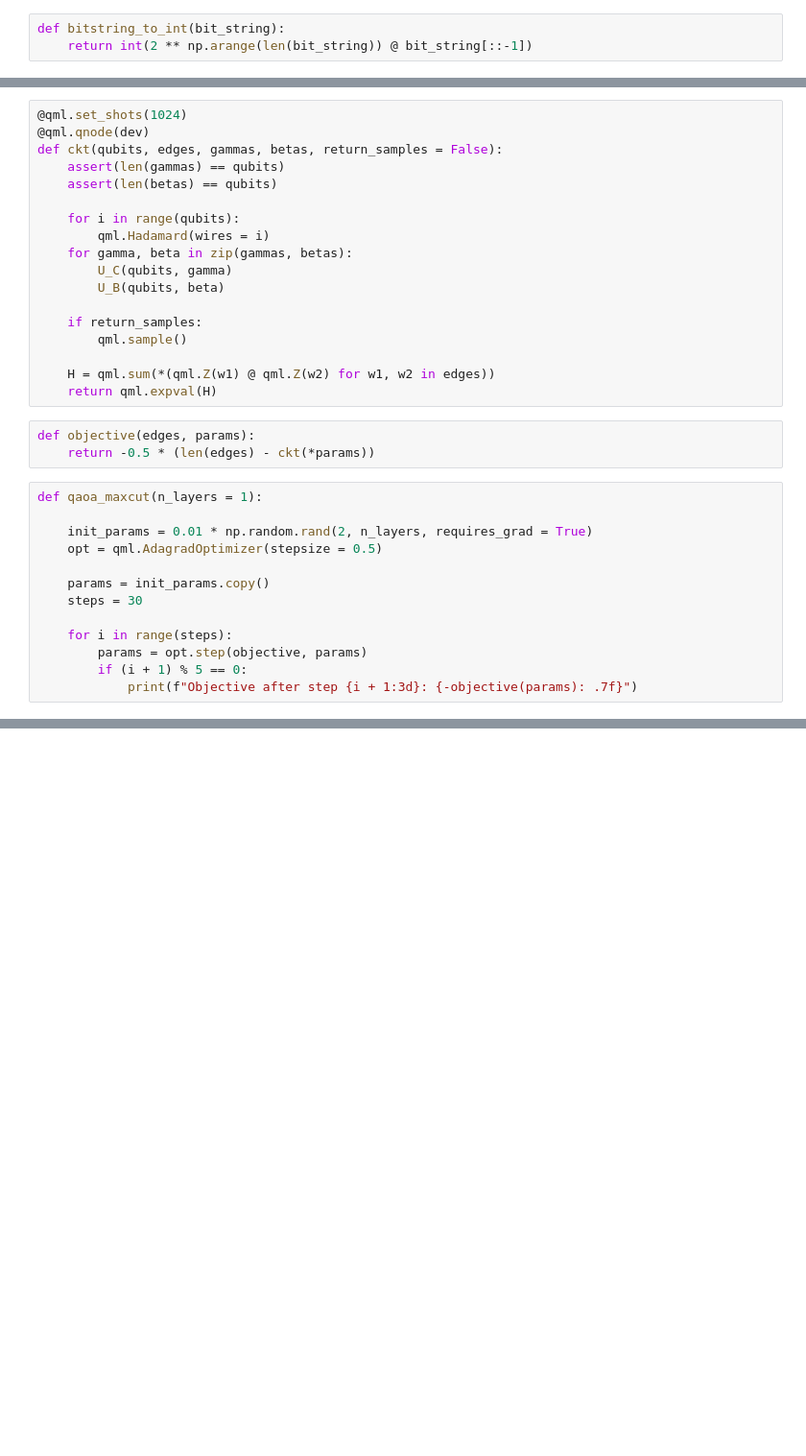
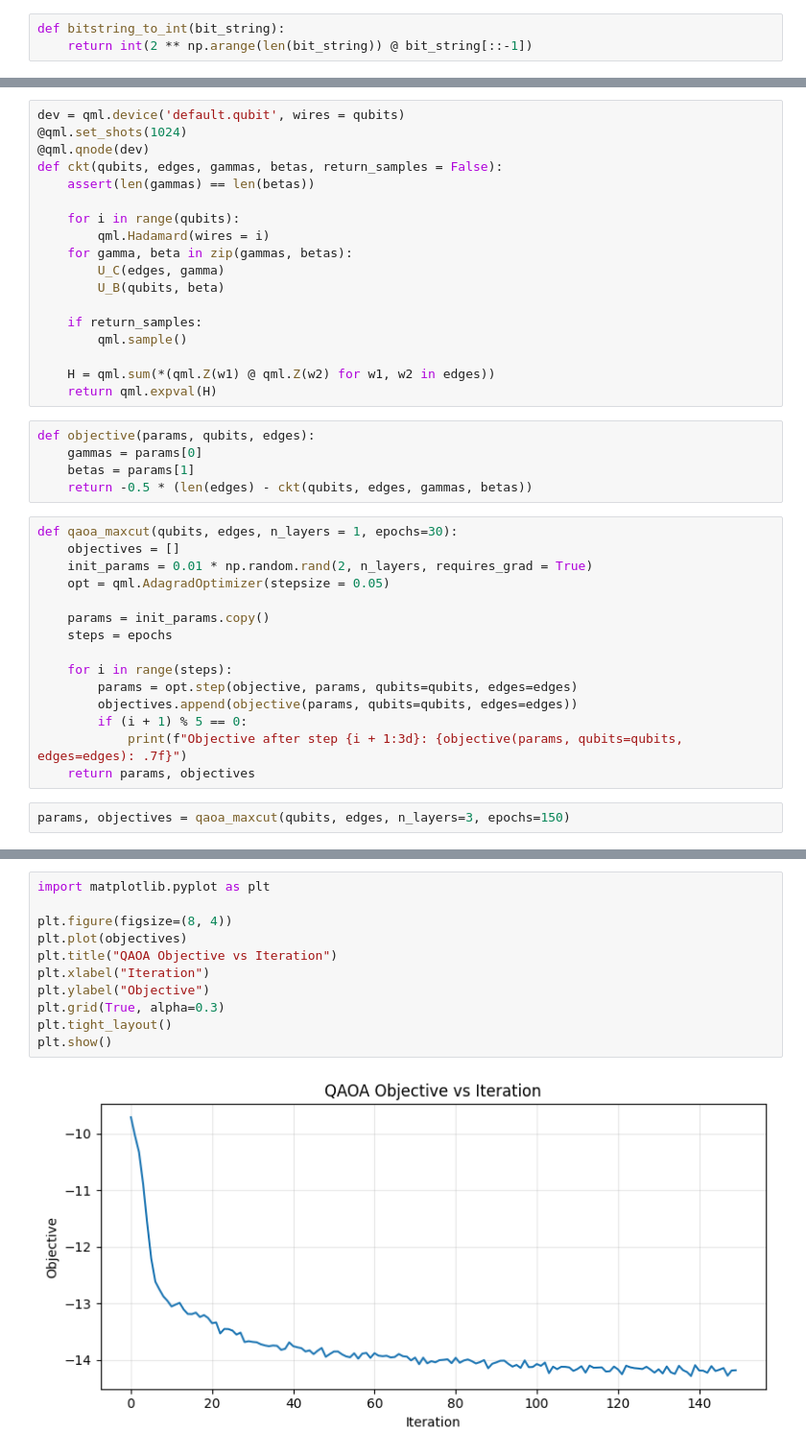
Before and after one commit to ghoraisaikat/QuantumVentures, a Jupyter notebook: src/VQCs/max_cut_qaoa.ipynb, the cells around one changed output, grey strips where cells are left out. Shown at 96% size. Cells and saved outputs as stored; diff of their text form; blank space fills up the shorter version.

Commit message:
completed implementation of parity classifier and max_cut_qaoa

```diff
--- a/src/VQCs/max_cut_qaoa.ipynb
+++ b/src/VQCs/max_cut_qaoa.ipynb
@@ -38,14 +33,14 @@ dev = qml.device('default.qubit', wires = qubits)
 # %%
+dev = qml.device('default.qubit', wires = qubits)
 @qml.set_shots(1024)
 @qml.qnode(dev)
 def ckt(qubits, edges, gammas, betas, return_samples = False):
-    assert(len(gammas) == qubits)
-    assert(len(betas) == qubits)
+    assert(len(gammas) == len(betas))
 
     for i in range(qubits):
         qml.Hadamard(wires = i)
     for gamma, beta in zip(gammas, betas):
-        U_C(qubits, gamma)
+        U_C(edges, gamma)
         U_B(qubits, beta)
 
     if return_samples:
@@ -54,18 +49,24 @@ def ckt(qubits, edges, gammas, betas, return_samples = False):
     H = qml.sum(*(qml.Z(w1) @ qml.Z(w2) for w1, w2 in edges))
     return qml.expval(H)
 # %%
-def objective(edges, params):
-    return -0.5 * (len(edges) - ckt(*params))
+def objective(params, qubits, edges):
+    gammas = params[0]
+    betas = params[1]
+    return -0.5 * (len(edges) - ckt(qubits, edges, gammas, betas))
 # %%
-def qaoa_maxcut(n_layers = 1):
-
+def qaoa_maxcut(qubits, edges, n_layers = 1, epochs=30):
+    objectives = []
     init_params = 0.01 * np.random.rand(2, n_layers, requires_grad = True)
-    opt = qml.AdagradOptimizer(stepsize = 0.5)
+    opt = qml.AdagradOptimizer(stepsize = 0.05)
 
     params = init_params.copy()
-    steps = 30
+    steps = epochs
 
     for i in range(steps):
-        params = opt.step(objective, params)
+        params = opt.step(objective, params, qubits=qubits, edges=edges)
+        objectives.append(objective(params, qubits=qubits, edges=edges))
         if (i + 1) % 5 == 0:
-            print(f"Objective after step {i + 1:3d}: {-objective(params): .7f}")
+            print(f"Objective after step {i + 1:3d}: {objective(params, qubits=qubits, edges=edges): .7f}")
+    return params, objectives
+# %%
+params, objectives = qaoa_maxcut(qubits, edges, n_layers=3, epochs=150)
@@ -71,0 +96,13 @@ def qaoa_maxcut(n_layers = 1):
+# %%
+import matplotlib.pyplot as plt
+
+plt.figure(figsize=(8, 4))
+plt.plot(objectives)
+plt.title("QAOA Objective vs Iteration")
+plt.xlabel("Iteration")
+plt.ylabel("Objective")
+plt.grid(True, alpha=0.3)
+plt.tight_layout()
+plt.show()
+# %% [output]
+[figure, added]
```
Also changed, not shown: parts of 9 cells of this notebook, 3 other files.
